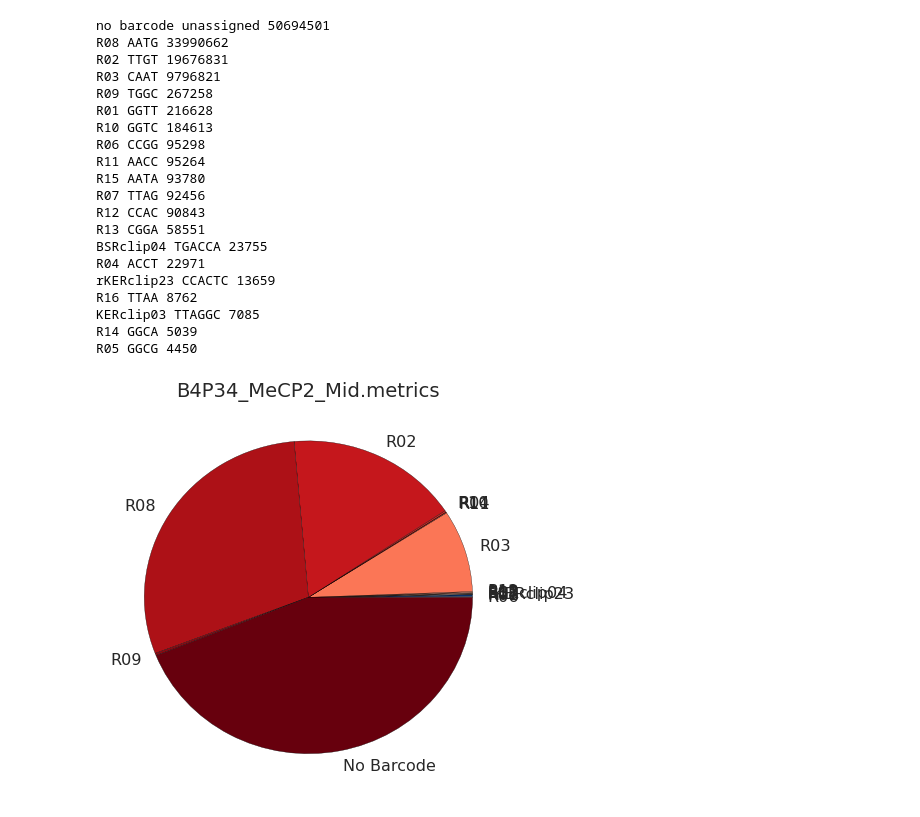
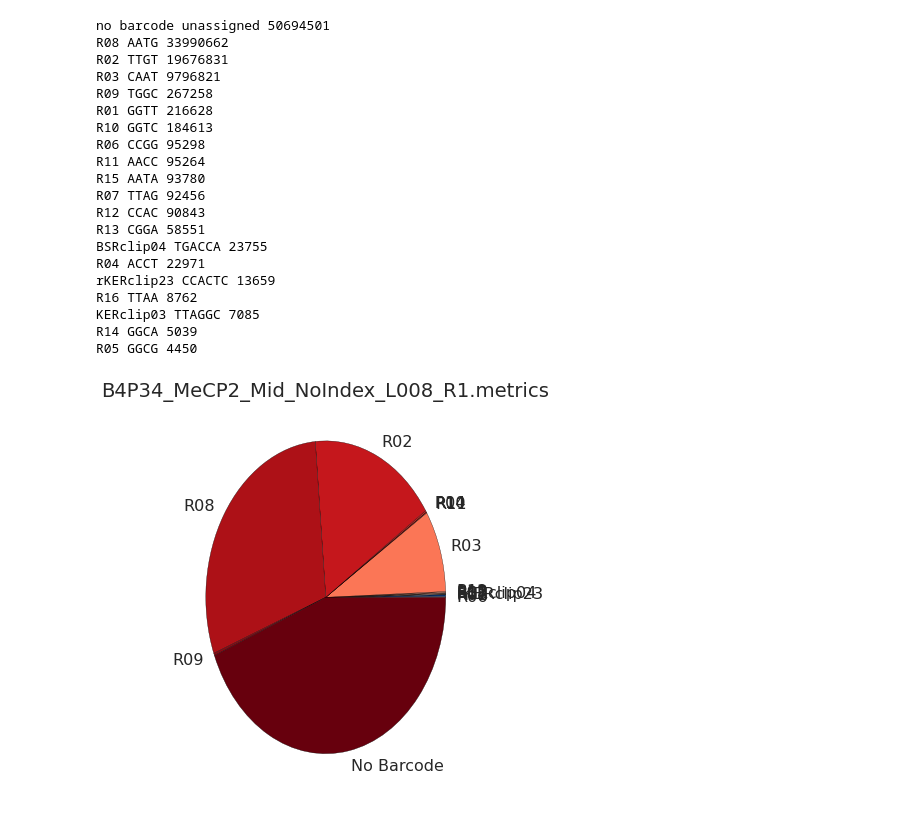
Before and after one commit to gpratt/iPython_Notebook, a Jupyter notebook: julia/julia_mecp2_iclip_qc.ipynb, the cells around one changed output. Drawn from its saved outputs; the diff is of its cells as text; code cells hidden in the pictures.

```diff
--- a/julia/julia_mecp2_iclip_qc.ipynb
+++ b/julia/julia_mecp2_iclip_qc.ipynb
@@ -67,7 +91,7 @@ with dataviz.Figure("julia_out.svg", figsize=(6,6)) as fig:
     clipseq_barcode_metrics.plot_barcode_pie_chart(ax,
                                                    "/nas3/gpratt/projects/julia/analysis/split_fastq_v2/B4P34_MeCP2_High_NoIndex_L007_R1.metrics",
                                                    "R01 R06".split())
-    ax.set_title("B4P34_MeCP2_High.metrics")
+    ax.set_title("B4P34_MeCP2_High_NoIndex_L007_R1.metrics")
 # %% [output]
 no barcode unassigned 55683960
 R08 AATG 4793524
@@ -93,29 +117,29 @@ rSBRclip30 CCGGTG 590
 # %%
 with dataviz.Figure("julia_out.svg", figsize=(6,6)) as fig:
     ax = fig.add_subplot(1,1,1)
     clipseq_barcode_metrics.plot_barcode_pie_chart(ax,
                                                    "/nas3/gpratt/projects/julia/analysis/split_fastq_v2/B4P34_MeCP2_Mid_NoIndex_L008_R1.metrics",
                                                    "R01 R06".split())
-    ax.set_title("B4P34_MeCP2_Mid.metrics")
+    ax.set_title("B4P34_MeCP2_Mid_NoIndex_L008_R1.metrics")
 # %% [output]
 no barcode unassigned 50694501
 R08 AATG 33990662
 R02 TTGT 19676831
 R03 CAAT 9796821
 R09 TGGC 267258
 R01 GGTT 216628
 R10 GGTC 184613
 R06 CCGG 95298
 R11 AACC 95264
 R15 AATA 93780
 R07 TTAG 92456
 R12 CCAC 90843
 R13 CGGA 58551
 BSRclip04 TGACCA 23755
 R04 ACCT 22971
 rKERclip23 CCACTC 13659
 R16 TTAA 8762
 KERclip03 TTAGGC 7085
 R14 GGCA 5039
 R05 GGCG 4450
-[figure, old version]
+[figure, new version]
```
Also changed, not shown: parts of 16 cells of this notebook, 10 other files.
